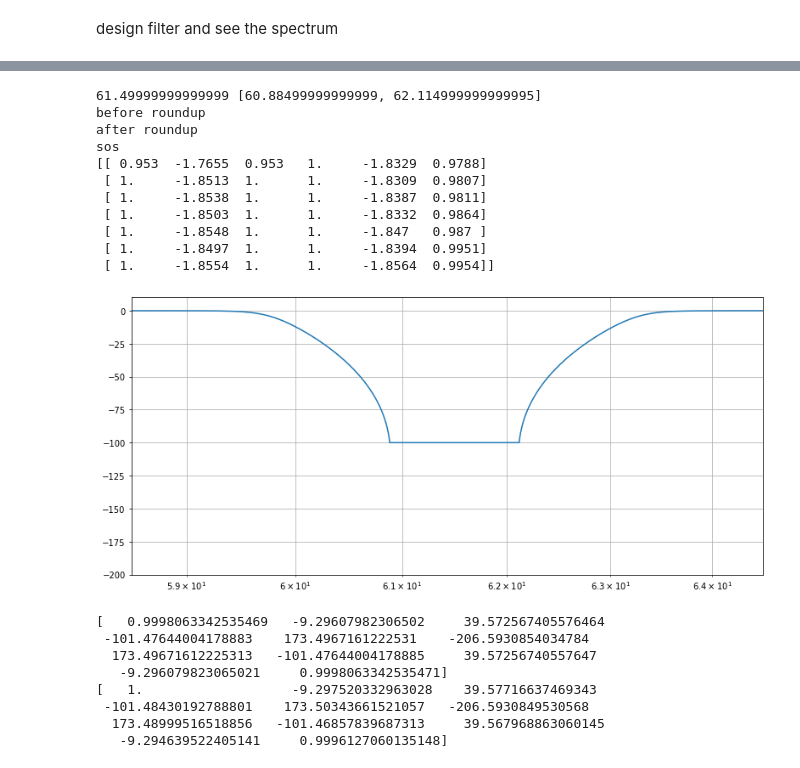
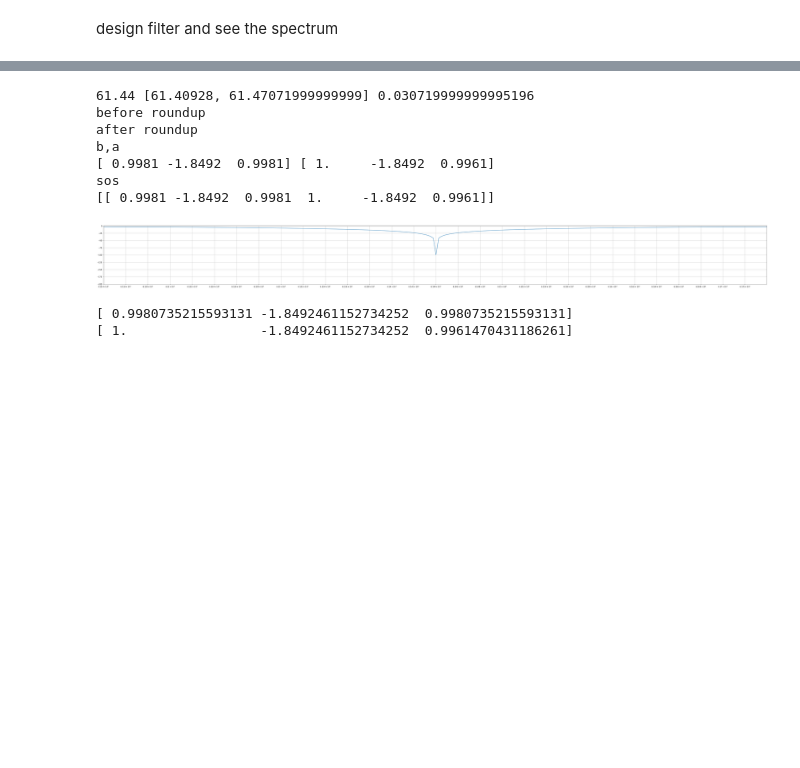
Before and after one commit to forest416/3, a Jupyter notebook: Copy_of_Copy_of_Untitled0.ipynb, the cells around one changed output, grey strips where cells are left out. Saved outputs shown, nothing was run; the diff lists cells and outputs as text; code cells hidden in the pictures; blank space fills up the shorter version.

```diff
--- a/Copy_of_Copy_of_Untitled0.ipynb
+++ b/Copy_of_Copy_of_Untitled0.ipynb
@@ -249,7 +249,7 @@ import numpy as np
 import matplotlib.pyplot as plt
 
 
-clipsize=9800
+clipsize=40000
 plt.rcParams['figure.figsize'] = [clipsize/15,6]
 #fig= plt.figure()
 #ax=fig.add_subplot(1,1,1)
@@ -504,55 +548,58 @@ from scipy import signal
 
 #central_freq =.3075*200
 central_freq =60.0*1.024
-central_freq =60.0*1.025
+#central_freq =60.0*1.02425
+#central_freq =60.0*1.025
+#central_freq =60.0*1.02525
+#central_freq =60.0*1.02525
 
-W = [central_freq *.9999, central_freq*1.0001]
-W = [central_freq *.999, central_freq*1.001]
-W = [central_freq *.99, central_freq*1.01]
-print(central_freq, W)
+#W = [central_freq *.99999, central_freq*1.00001]    # filter out (diff) ampli to small, though steady
+#W = [central_freq *.9999, central_freq*1.0001]      # steady!, with 20 second, 15% diff to deduce: could caused by float roundup error
+W = [central_freq *.9995, central_freq*1.0005]       # amplitude updown alittle. 70% diff to reduce
+#W = [central_freq *.9997, central_freq*1.0002]       # amplitude updown. 50% diff to reduce
+#W = [central_freq *.999, central_freq*1.001]       # amplitude updown. 100% diff to reduce
+#W = [central_freq *.99, central_freq*1.01]
+print(central_freq, W, (W[1]-W[0])/2)
 # power line frequency (ontario) URL: https://ve3oat.ca/frequency.html
 b,a = signal.iirfilter(5, [59.98, 60.01], rs=20, btype='bandstop', analog=False, ftype='cheby2', fs=1000, output='ba')
 w,h = signal.freqz(b,a,200000, fs=2000)
 #sos = signal.iirfilter(7, [59.98, 60.01], rs=40, btype='bandstop', analog=False, ftype='cheby2', fs=1000, output='sos')
 #sos = signal.iirfilter(7, [59.0, 61.0], rs=60, btype='bandstop', analog=False, ftype='cheby2', fs=1000, output='sos')
 #sos = signal.iirfilter(7, [59.95, 60.05], rs=100, btype='bandstop', analog=False, ftype='cheby2', fs=1000, output='sos')
-sos = signal.iirfilter(7, W, rs=100, btype='bandstop', analog=False, ftype='cheby2', fs=1000, output='sos')
+sos = signal.iirfilter(7, W, rs=120, btype='bandstop', analog=False, ftype='cheby2', fs=1000, output='sos')
+b,a = signal.iirnotch(central_freq, Q=100, fs=1000)
+sos = signal.tf2sos(b,a)
+
 print('before roundup')
 roundup=256*256/1
 #print(sos)
 #sos = (np.round(sos*roundup)/roundup)
 print('after roundup')
+print('b,a')
+print(b,a)
+
 print('sos')
 print(sos)
 w,h = signal.sosfreqz(sos,200000, fs=2000)
 w,h = signal.sosfreqz(sos,200000, fs=1000)
 plt.semilogx(w, 20*np.log10(np.maximum(abs(h), 1e-5)))
 #plt.axis((58, 62, -200,10))
-plt.axis((central_freq-3, central_freq+3, -200,10))
+plt.axis((central_freq-.3, central_freq+.3, -200,1))
+plt.xticks(ticks=np.arange(central_freq-.3, central_freq+.3, .02  ))
 plt.grid(which='both', axis='both')
 plt.show()
 np.set_printoptions(precision=19)
 print(b)
 print(a)
 # %% [output]
-61.49999999999999 [60.88499999999999, 62.114999999999995]
+61.44 [61.40928, 61.47071999999999] 0.030719999999995196
 before roundup
 after roundup
+b,a
+[ 0.9981 -1.8492  0.9981] [ 1.     -1.8492  0.9961]
 sos
-[[ 0.953  -1.7655  0.953   1.     -1.8329  0.9788]
- [ 1.     -1.8513  1.      1.     -1.8309  0.9807]
- [ 1.     -1.8538  1.      1.     -1.8387  0.9811]
- [ 1.     -1.8503  1.      1.     -1.8332  0.9864]
- [ 1.     -1.8548  1.      1.     -1.847   0.987 ]
- [ 1.     -1.8497  1.      1.     -1.8394  0.9951]
- [ 1.     -1.8554  1.      1.     -1.8564  0.9954]]
+[[ 0.9981 -1.8492  0.9981  1.     -1.8492  0.9961]]
-[figure, old version]
+[figure, new version]
-[   0.9998063342535469   -9.29607982306502     39.572567405576464
- -101.47644004178883    173.4967161222531    -206.5930854034784
-  173.49671612225313   -101.47644004178885     39.57256740557647
-   -9.296079823065021     0.9998063342535471]
-[   1.                   -9.297520332963028    39.57716637469343
- -101.48430192788801    173.50343661521057   -206.5930849530568
-  173.48999516518856   -101.46857839687313     39.567968863060145
-   -9.294639522405141     0.9996127060135148]
+[ 0.9980735215593131 -1.8492461152734252  0.9980735215593131]
+[ 1.                 -1.8492461152734252  0.9961470431186261]
 # %%
```
Also changed, not shown: parts of 12 cells of this notebook.
